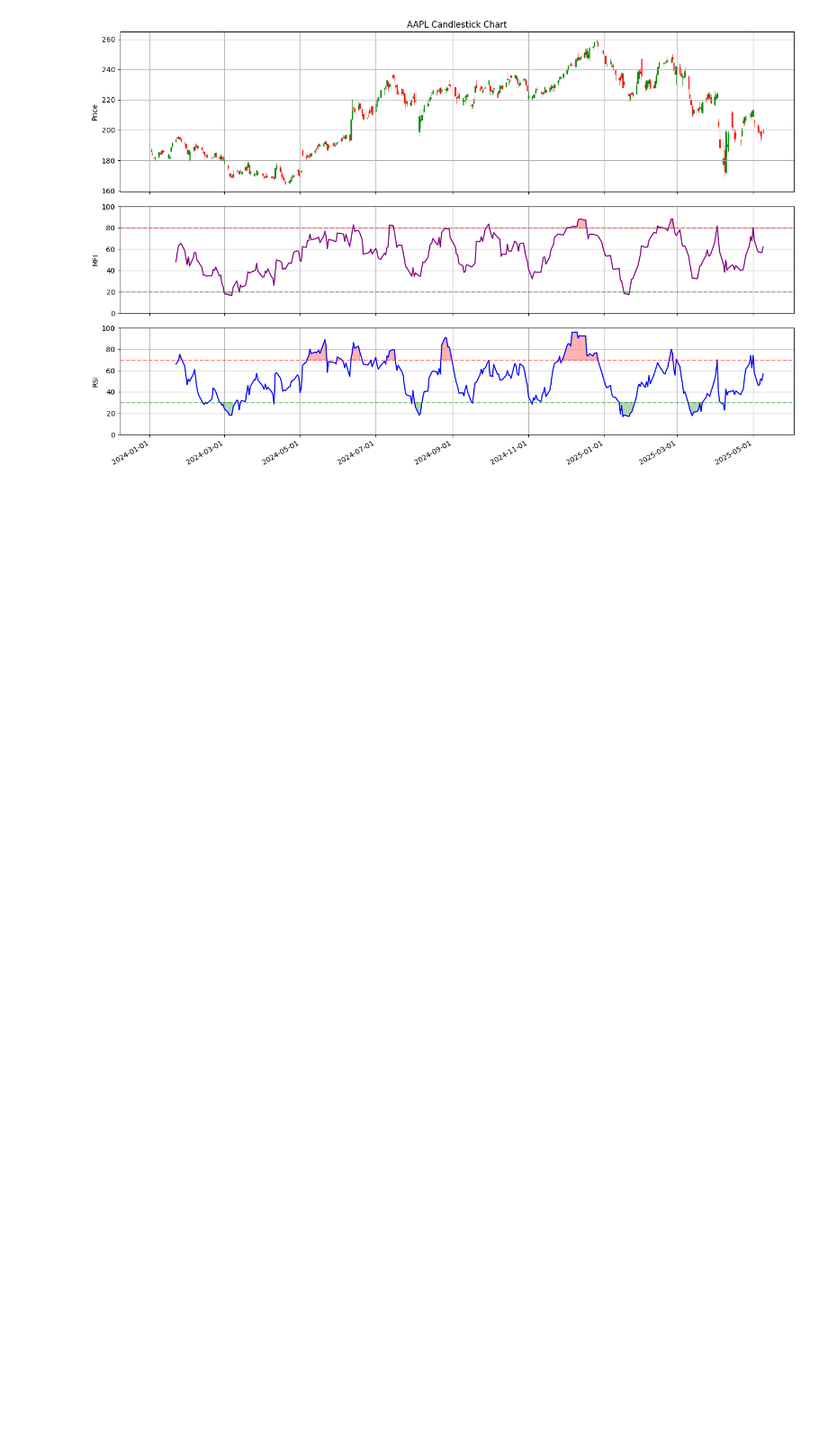
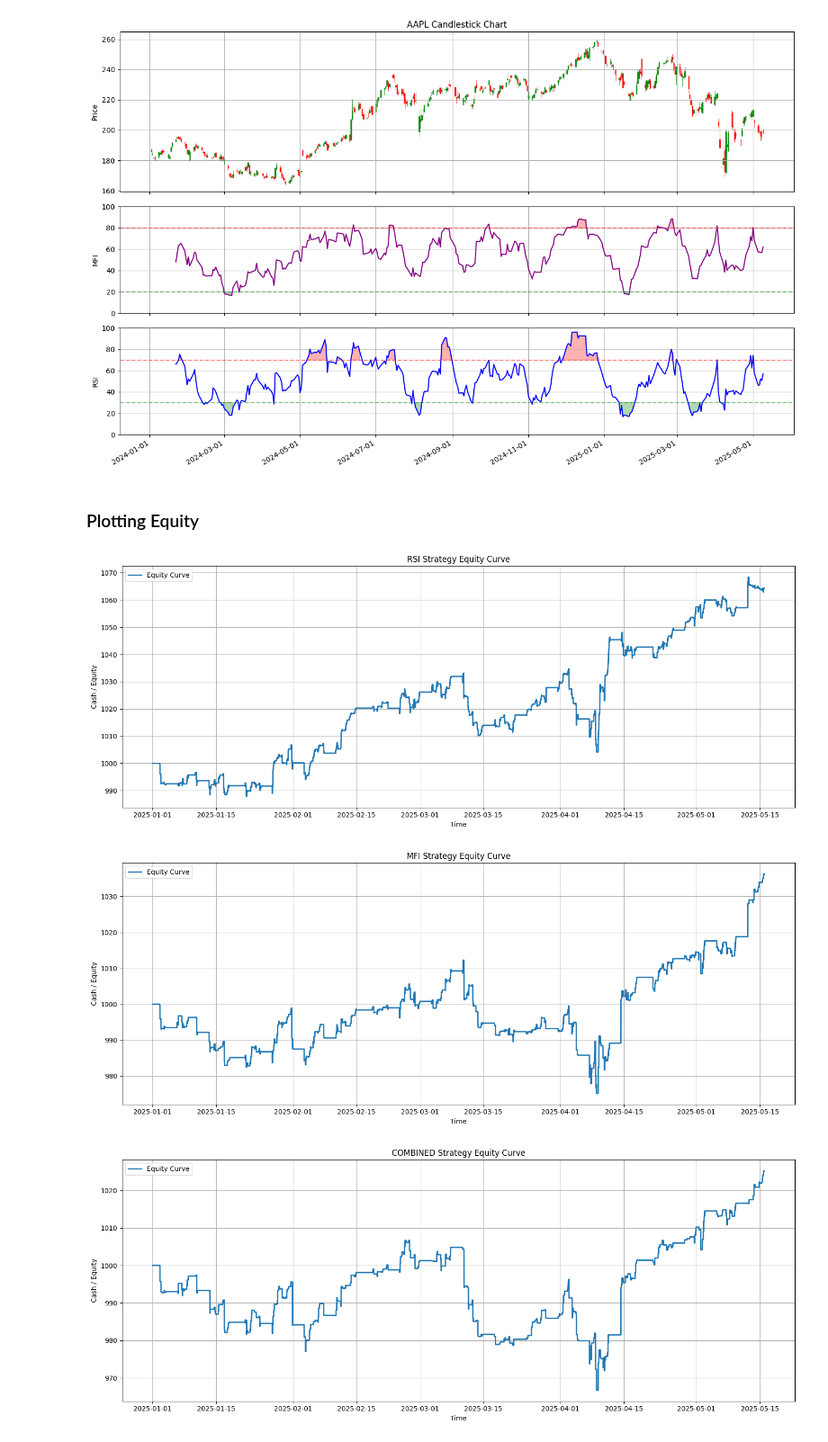
Before and after one commit to Code-For-3/Trading-for-Dummies, a Jupyter notebook: Indicators.ipynb, the cells around one changed output. Shown at 90% size. Saved outputs shown, nothing was run; the diff lists cells and outputs as text; code cells hidden in the pictures; blank space fills up the shorter version.

Commit message:
RSI & MFI equity charts

```diff
--- a/Indicators.ipynb
+++ b/Indicators.ipynb
@@ -94,3 +92,5 @@ df_with_rsi = calculate_rsi(df)
 plot_candlesticks(df, df_with_mfi, df_with_rsi, symbol)
 # %% [output]
 [figure]
+# %% [markdown]
+### Plotting Equity
@@ -96,0 +177,20 @@ plot_candlesticks(df, df_with_mfi, df_with_rsi, symbol)
+# %%
+df = get_stock_data("AAPL", "2025-01-01", "2025-05-16", "Minute", 1)
+
+# RSI
+signals = generate_signals_rsi(df)
+equity_rsi, trades = backtest(signals)
+
+# MFI
+signals = generate_signals_mfi(df)
+equity_mfi, trades = backtest(signals)
+
+# Combined
+signals = generate_combined_signal(df)
+equity_combined, trades = backtest(signals)
+
+plot_equity_curve(equity_rsi, equity_mfi, equity_combined)
+# %% [output]
+[figure, added]
+[figure, added]
+[figure, added]
```
Also changed, not shown: parts of 5 cells of this notebook, 1 other file.
